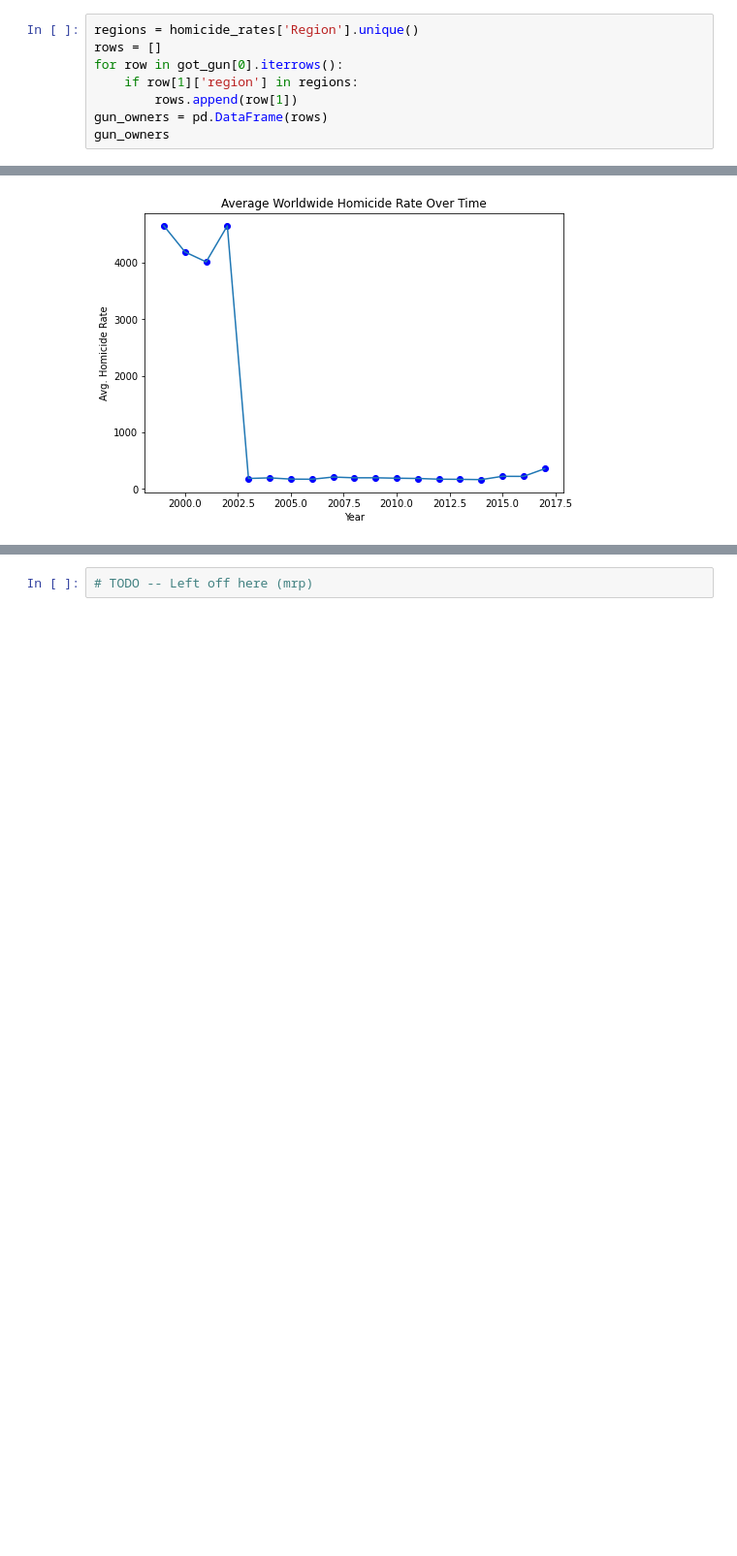
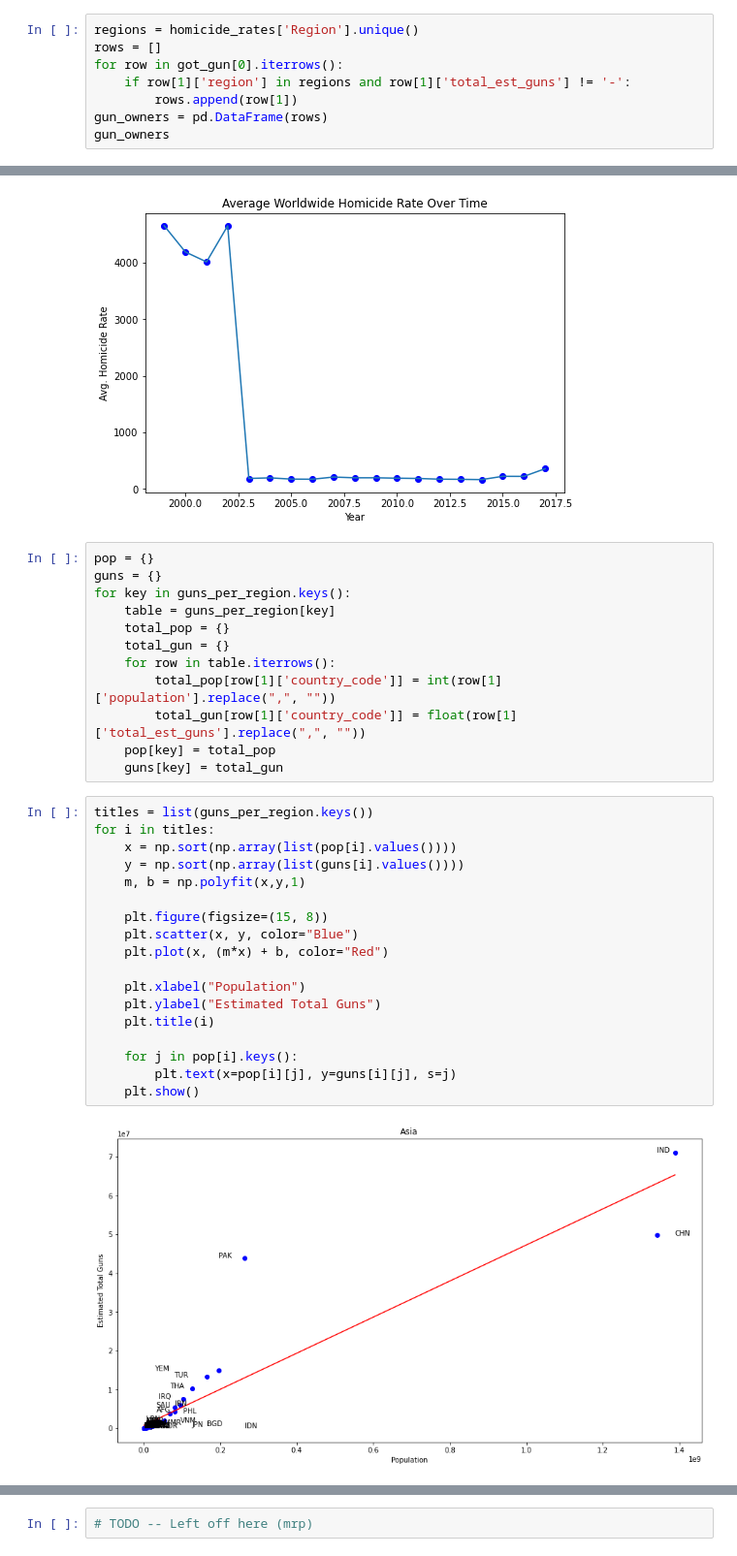
Before and after one commit to the-amazing-works-of-stephanie/gun-violence-analysis, a Jupyter notebook: fp.ipynb, the cells around one changed output, grey strips where cells are left out. Shown at 97% size. Cells and saved outputs as stored; diff of their text form; blank space fills up the shorter version.

Commit message:
Hella plots ooo

```diff
--- a/fp.ipynb
+++ b/fp.ipynb
@@ -78,7 +79,7 @@ Part 2: Data management/representation
 regions = homicide_rates['Region'].unique()
 rows = []
 for row in got_gun[0].iterrows():
-    if row[1]['region'] in regions:
+    if row[1]['region'] in regions and row[1]['total_est_guns'] != '-':
         rows.append(row[1])
 gun_owners = pd.DataFrame(rows)
 gun_owners
@@ -125,3 +126,35 @@ ax.set_title("Average Worldwide Homicide Rate Over Time")
 plt.show()
 # %% [output]
 [figure]
+# %%
+pop = {}
+guns = {}
+for key in guns_per_region.keys():
+    table = guns_per_region[key]
+    total_pop = {}
+    total_gun = {}
+    for row in table.iterrows():
+        total_pop[row[1]['country_code']] = int(row[1]['population'].replace(",", ""))
+        total_gun[row[1]['country_code']] = float(row[1]['total_est_guns'].replace(",", ""))
+    pop[key] = total_pop
+    guns[key] = total_gun
+# %%
+titles = list(guns_per_region.keys())
+for i in titles:
+    x = np.sort(np.array(list(pop[i].values())))
+    y = np.sort(np.array(list(guns[i].values())))
+    m, b = np.polyfit(x,y,1)
+
+    plt.figure(figsize=(15, 8))
+    plt.scatter(x, y, color="Blue")
+    plt.plot(x, (m*x) + b, color="Red")
+
+    plt.xlabel("Population")
+    plt.ylabel("Estimated Total Guns")
+    plt.title(i)
+
+    for j in pop[i].keys():
+        plt.text(x=pop[i][j], y=guns[i][j], s=j)
+    plt.show()
+# %% [output]
+[figure, added]
```
Also changed, not shown: parts of 3 cells of this notebook.
